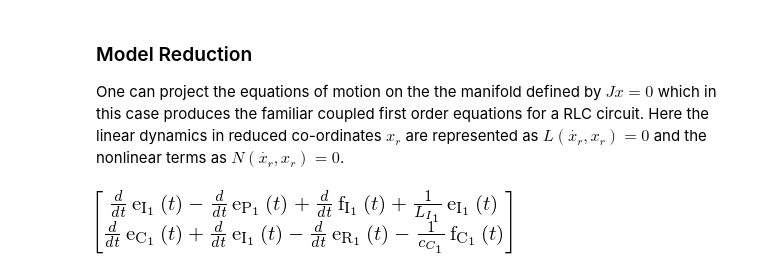
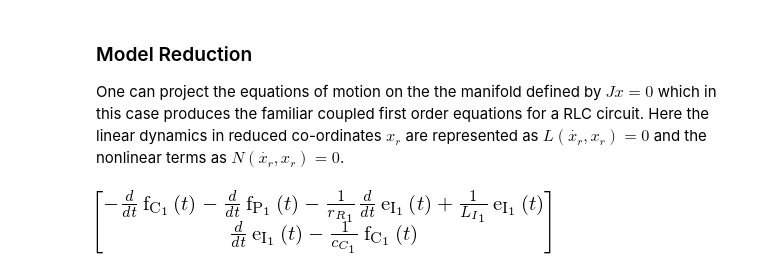
Before and after one commit to BondGraphTools/BondGraphTools, a Jupyter notebook: RLC Example.ipynb, the cells around one changed output. Cells and saved outputs as stored; diff of their text form; code cells hidden in the pictures.

```diff
--- a/RLC Example.ipynb
+++ b/RLC Example.ipynb
@@ -85,7 +87,8 @@ Eq(MatMul(J,x),0)
 One can project the equations of motion on the the manifold defined by $Jx = 0$ which in this case produces the familiar coupled first order equations for a RLC circuit. Here the linear dynamics in reduced co-ordinates $x_r$ are represented as $L(\dot{x_r}, x_r) = 0$
 and the nonlinear terms as $N(\dot{x_r}, x_r) = 0$.
 # %%
-linear, nonlinear = reduce(dx,x,A,B,J,NL)
+targets = {xp for xp in x if bg.nodes[p].name in str(xp)}
+linear, nonlinear = reduce(dx,x,A,B,J,NL, targets=targets)
 linear
 # %% [output]
-[figure, old version]
+[figure, new version]
```
Also changed, not shown: parts of 1 cell of this notebook, 4 other files.
